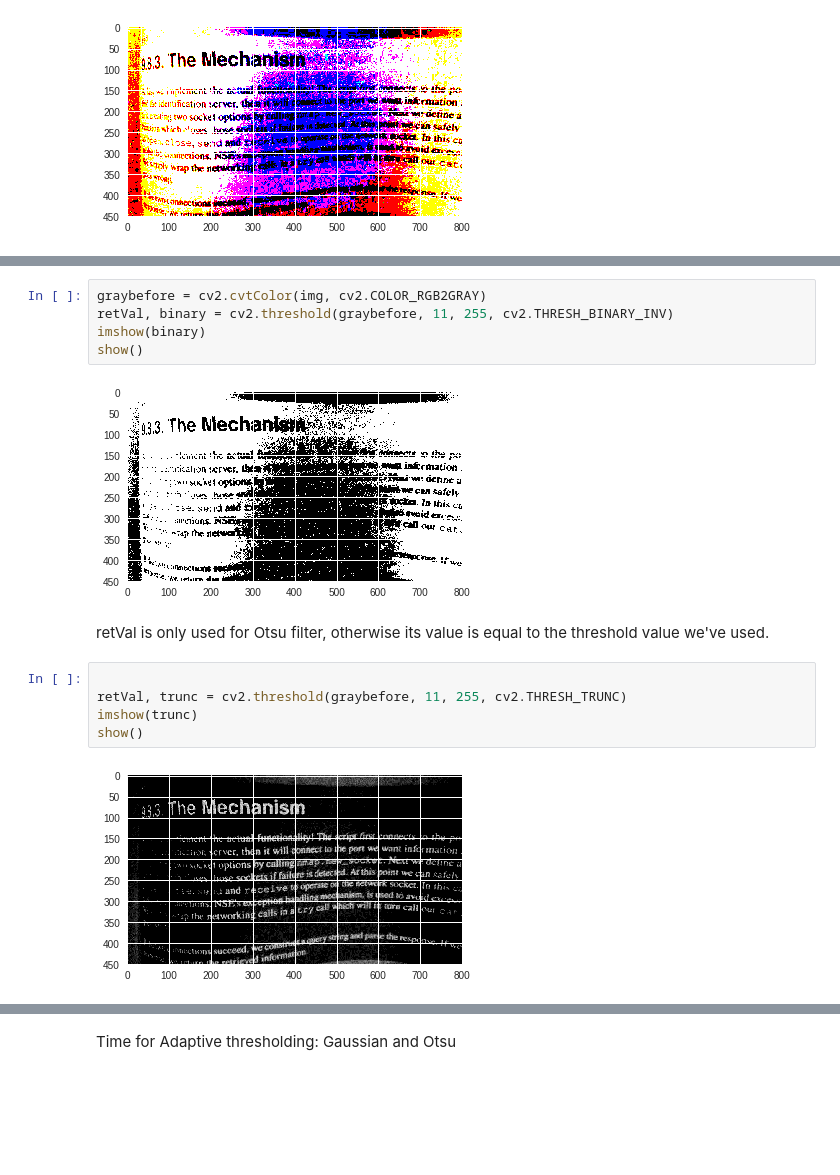
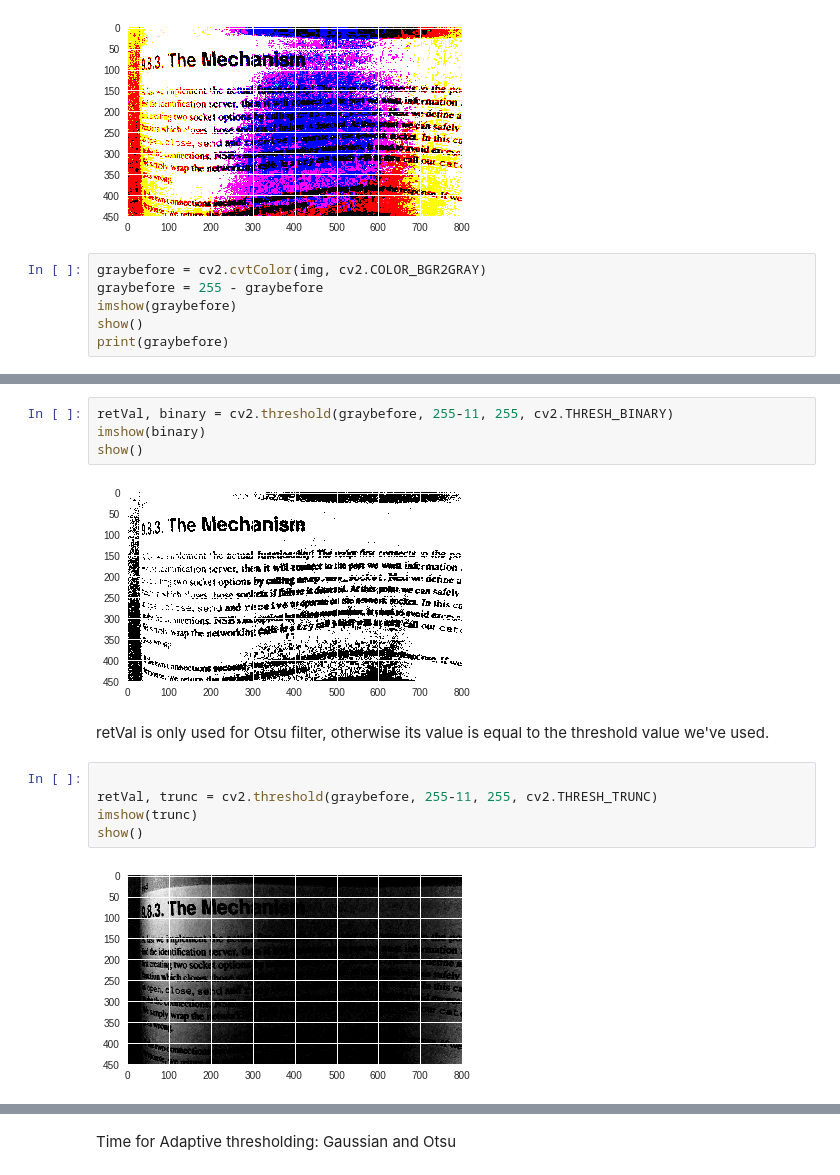
Before and after one commit to saranshkarira/Computer-Vision-Playground, a Jupyter notebook: cv2_playground.ipynb, the cells around one changed output, grey strips where cells are left out. Drawn from its saved outputs; the diff is of its cells as text; blank space fills up the shorter version.

```diff
--- a/cv2_playground.ipynb
+++ b/cv2_playground.ipynb
@@ -274,3 +261,9 @@ imshow(thres)
 show()
 # %% [output]
 [figure]
+# %%
+graybefore = cv2.cvtColor(img, cv2.COLOR_BGR2GRAY)
+graybefore = 255 - graybefore
+imshow(graybefore)
+show()
+print(graybefore)
@@ -277,17 +279,16 @@ show()
 # %%
-graybefore = cv2.cvtColor(img, cv2.COLOR_RGB2GRAY)
-retVal, binary = cv2.threshold(graybefore, 11, 255, cv2.THRESH_BINARY_INV)
+retVal, binary = cv2.threshold(graybefore, 255-11, 255, cv2.THRESH_BINARY)
 imshow(binary)
 show()
 # %% [output]
-[figure, old version]
+[figure, new version]
 # %% [markdown]
 retVal is only used for Otsu filter, otherwise its value is equal to the threshold value we've used.
 # %%
 
-retVal, trunc = cv2.threshold(graybefore, 11, 255, cv2.THRESH_TRUNC)
+retVal, trunc = cv2.threshold(graybefore, 255-11, 255, cv2.THRESH_TRUNC)
 imshow(trunc)
 show()
 # %% [output]
-[figure, old version]
+[figure, new version]
 # %%
```
Also changed, not shown: parts of 6 cells of this notebook.
